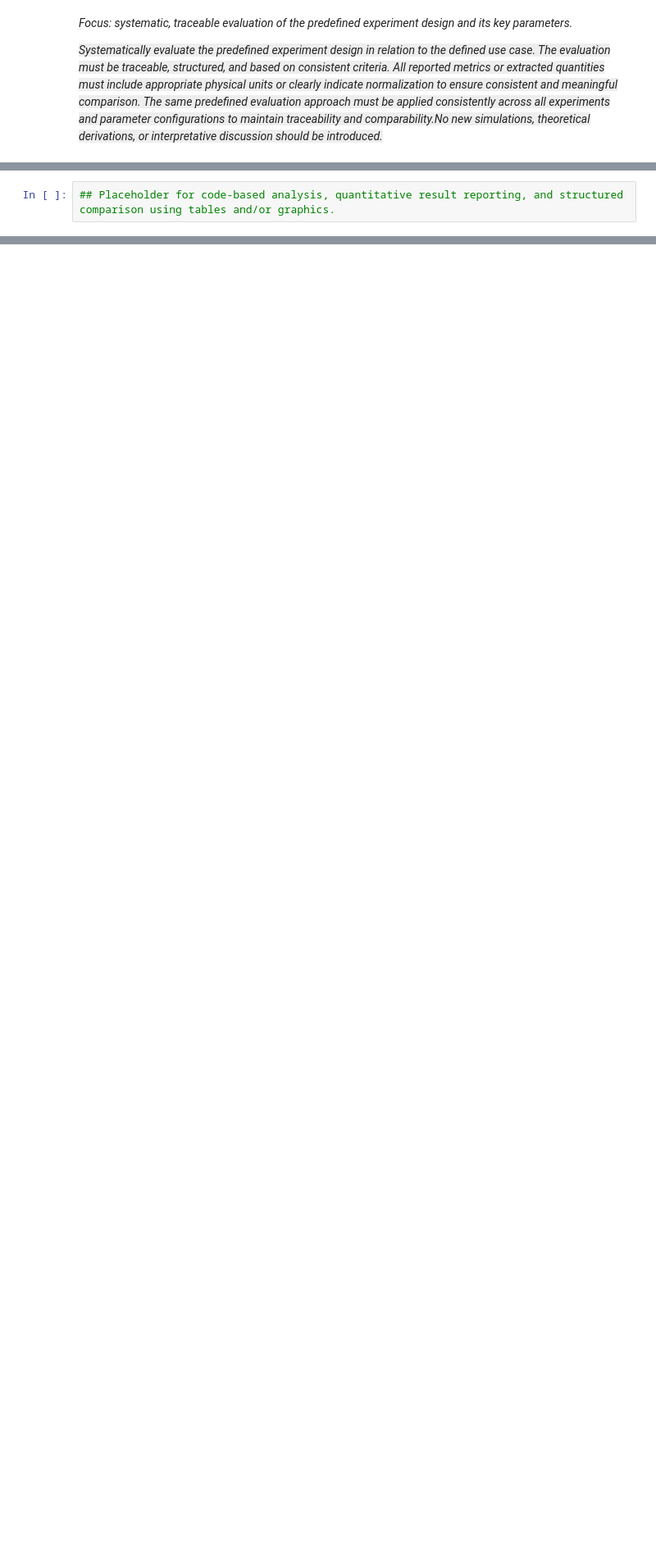
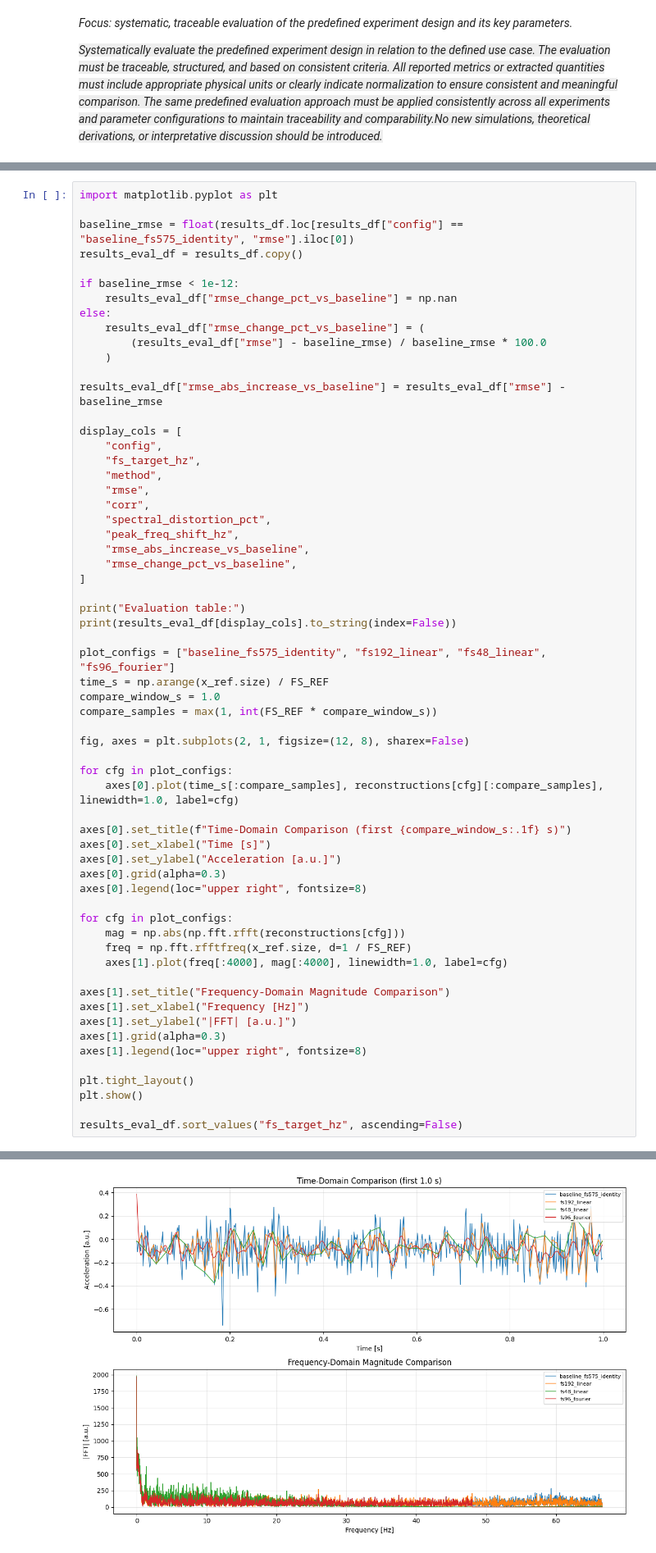
Before and after one commit to mikeandrusyak/gbsv-research, a Jupyter notebook: mc1/sampling_theorem.ipynb, the cells around one changed output, grey strips where cells are left out. Shown at 82% size. Drawn from its saved outputs; the diff is of its cells as text; blank space fills up the shorter version.

```diff
--- a/mc1/sampling_theorem.ipynb
+++ b/mc1/sampling_theorem.ipynb
@@ -199,2 +237,62 @@ Relative performance change was computed with respect to the baseline configurat
 # %%
-## Placeholder for code-based analysis, quantitative result reporting, and structured comparison using tables and/or graphics.
+import matplotlib.pyplot as plt
+
+baseline_rmse = float(results_df.loc[results_df["config"] == "baseline_fs575_identity", "rmse"].iloc[0])
+results_eval_df = results_df.copy()
+
+if baseline_rmse < 1e-12:
+    results_eval_df["rmse_change_pct_vs_baseline"] = np.nan
+else:
+    results_eval_df["rmse_change_pct_vs_baseline"] = (
+        (results_eval_df["rmse"] - baseline_rmse) / baseline_rmse * 100.0
+    )
+
+results_eval_df["rmse_abs_increase_vs_baseline"] = results_eval_df["rmse"] - baseline_rmse
+
+display_cols = [
+    "config",
+    "fs_target_hz",
+    "method",
+    "rmse",
+    "corr",
+    "spectral_distortion_pct",
+    "peak_freq_shift_hz",
+    "rmse_abs_increase_vs_baseline",
+    "rmse_change_pct_vs_baseline",
+]
+
+print("Evaluation table:")
+print(results_eval_df[display_cols].to_string(index=False))
+
+plot_configs = ["baseline_fs575_identity", "fs192_linear", "fs48_linear", "fs96_fourier"]
+time_s = np.arange(x_ref.size) / FS_REF
+compare_window_s = 1.0
+compare_samples = max(1, int(FS_REF * compare_window_s))
+
+fig, axes = plt.subplots(2, 1, figsize=(12, 8), sharex=False)
+
+for cfg in plot_configs:
+    axes[0].plot(time_s[:compare_samples], reconstructions[cfg][:compare_samples], linewidth=1.0, label=cfg)
+
+axes[0].set_title(f"Time-Domain Comparison (first {compare_window_s:.1f} s)")
+axes[0].set_xlabel("Time [s]")
+axes[0].set_ylabel("Acceleration [a.u.]")
+axes[0].grid(alpha=0.3)
+axes[0].legend(loc="upper right", fontsize=8)
+
+for cfg in plot_configs:
+    mag = np.abs(np.fft.rfft(reconstructions[cfg]))
+    freq = np.fft.rfftfreq(x_ref.size, d=1 / FS_REF)
+    axes[1].plot(freq[:4000], mag[:4000], linewidth=1.0, label=cfg)
+
+axes[1].set_title("Frequency-Domain Magnitude Comparison")
+axes[1].set_xlabel("Frequency [Hz]")
+axes[1].set_ylabel("|FFT| [a.u.]")
+axes[1].grid(alpha=0.3)
+axes[1].legend(loc="upper right", fontsize=8)
+
+plt.tight_layout()
+plt.show()
+
+results_eval_df.sort_values("fs_target_hz", ascending=False)
+# %% [output]
@@ -200,0 +307 @@ Relative performance change was computed with respect to the baseline configurat
+[figure, added]
```
Also changed, not shown: parts of 27 cells of this notebook, 1 other file.
